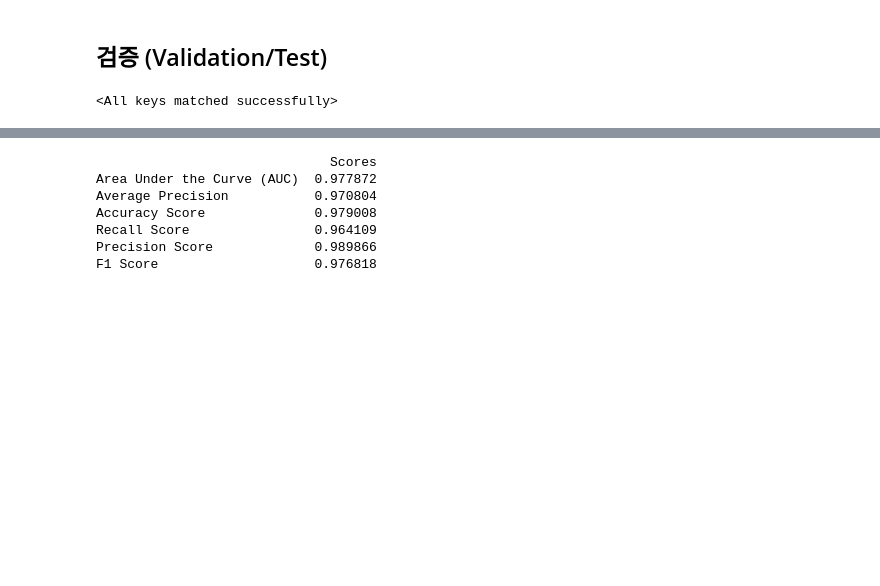
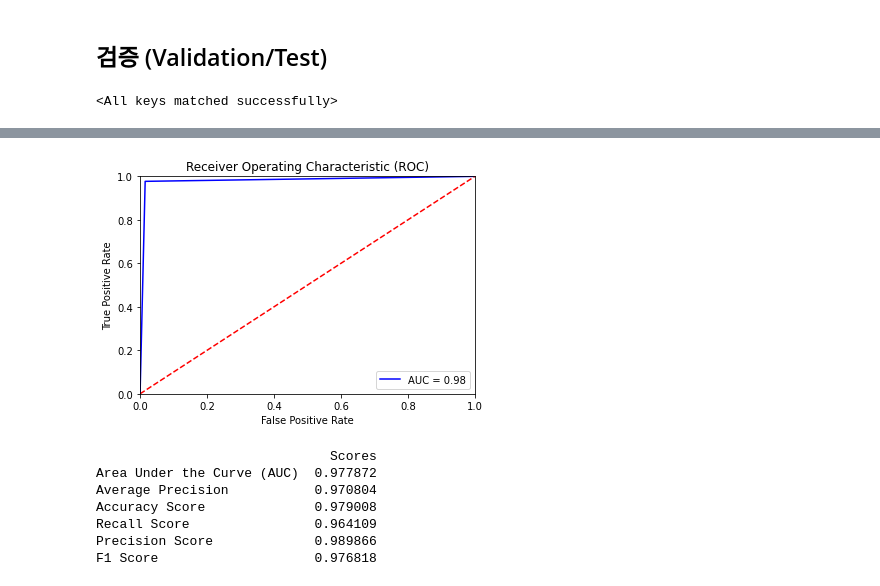
Before and after one commit to hei-jung/HDAI-2021-ECG, a Jupyter notebook: how_to_run.ipynb, the cells around one changed output, grey strips where cells are left out. Drawn from its saved outputs; the diff is of its cells as text; code cells hidden in the pictures; blank space fills up the shorter version.

Commit message:
test data 가지고 검증 결과

```diff
--- a/how_to_run.ipynb
+++ b/how_to_run.ipynb
@@ -184,8 +197,8 @@ from models.resnet import resnet34
 # %%
 model = resnet34()
 # %%
-model.load_state_dict(torch.load('./weights/epoch_15_lr_001', map_location=torch.device('cpu')))
+model.load_state_dict(torch.load('./weights/final_trained_weights', map_location=torch.device('cpu')))
 # %% [output]
 <All keys matched successfully>
 # %%
-y_target, y_predicted = predict(model, data_path='./valid_data.npy', label_path='./valid_label.npy')
+y_target, y_predicted = predict(model, data_path='./test_data.npy', label_path='./test_label.npy')
@@ -192 +215,5 @@ y_target, y_predicted = predict(model, data_path='./valid_data.npy', label_path=
+# %%
+plot_roc_curve(y_target, y_predicted, guideline=True, save_png=True)  # test
+# %% [output]
+[figure, added]
 # %%
```
Also changed, not shown: parts of 10 cells of this notebook, 3 other files.
